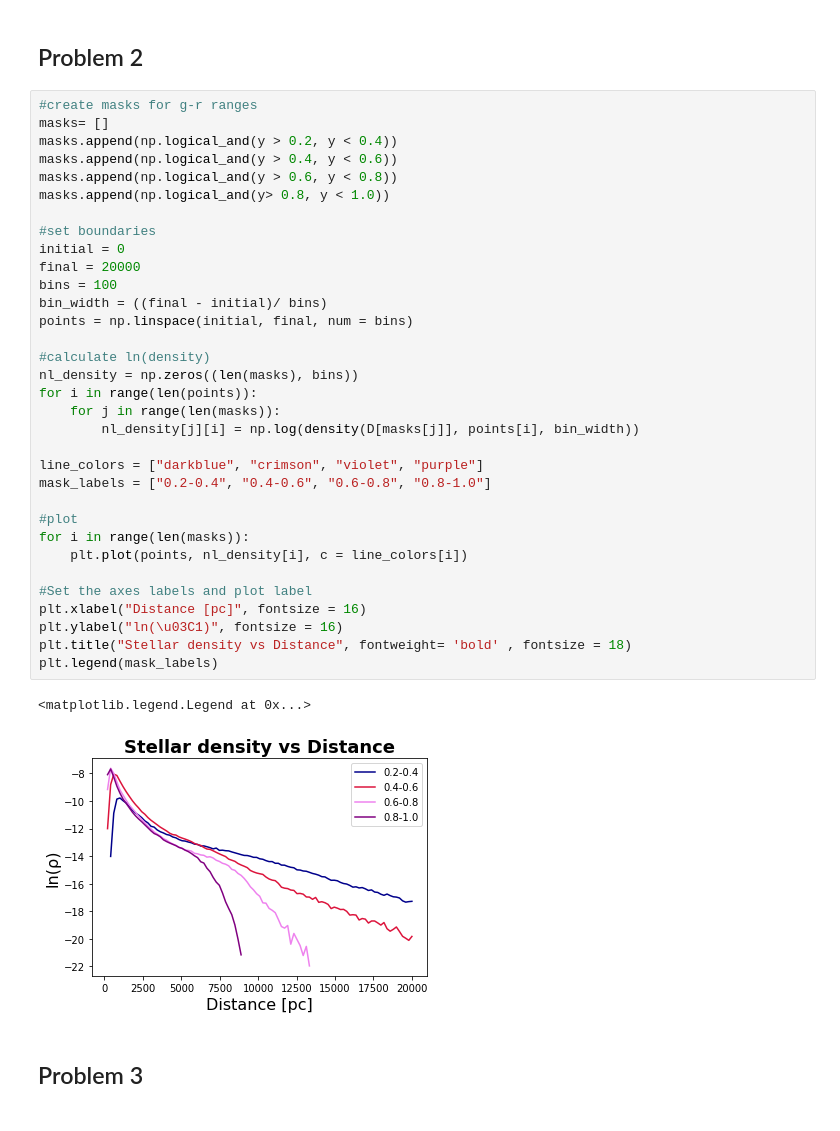
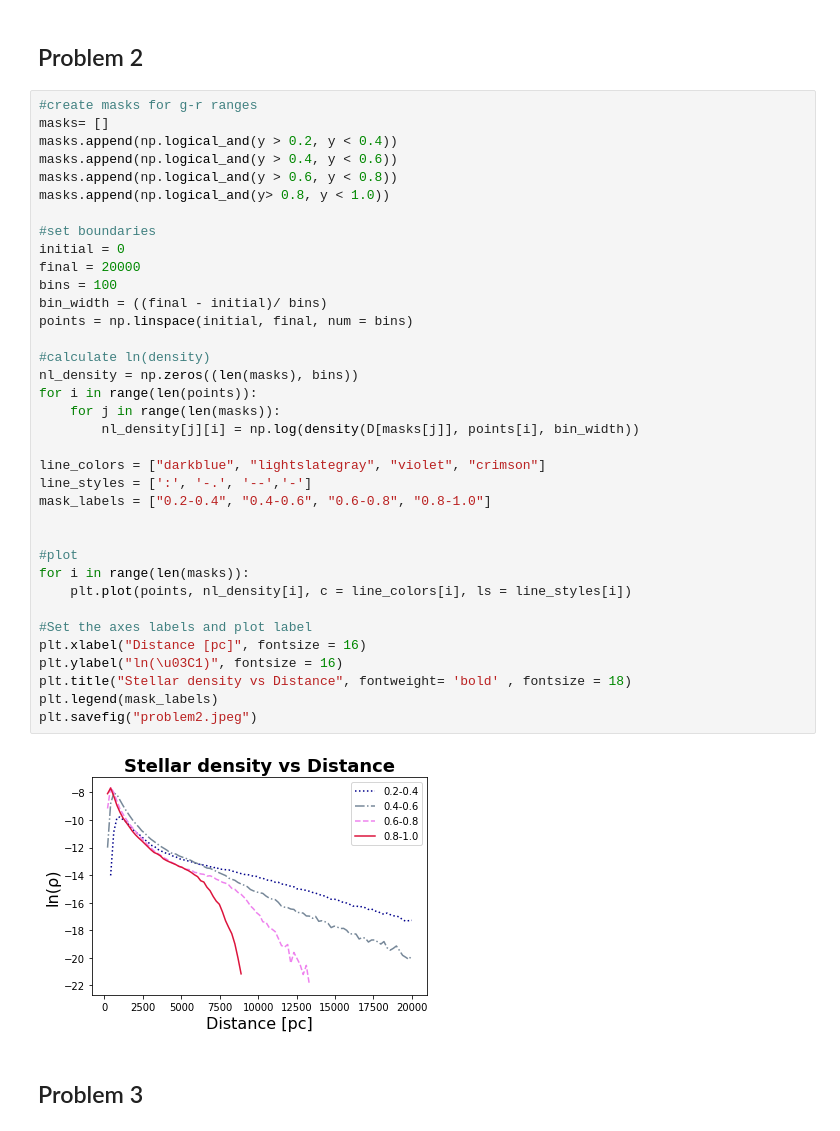
Before and after one commit to EmilyTipton/Intro-to-Research-3190, a Jupyter notebook: Research/Research_Project_Emily_Michael/Research_Notebook_Emily_Michael.ipynb, the cells around one changed output. Saved outputs shown, nothing was run; the diff lists cells and outputs as text.

Commit message:
updated graphs

```diff
--- a/Research/Research_Project_Emily_Michael/Research_Notebook_Emily_Michael.ipynb
+++ b/Research/Research_Project_Emily_Michael/Research_Notebook_Emily_Michael.ipynb
@@ -178,37 +175,39 @@ Text(0.5, 1.0, 'Stellar Density vs Distance')
 masks= []
 masks.append(np.logical_and(y > 0.2, y < 0.4))
 masks.append(np.logical_and(y > 0.4, y < 0.6))
 masks.append(np.logical_and(y > 0.6, y < 0.8))
 masks.append(np.logical_and(y> 0.8, y < 1.0))
 
 #set boundaries
 initial = 0
 final = 20000
 bins = 100
 bin_width = ((final - initial)/ bins)
 points = np.linspace(initial, final, num = bins)
 
 #calculate ln(density)
 nl_density = np.zeros((len(masks), bins))
 for i in range(len(points)):
     for j in range(len(masks)):
         nl_density[j][i] = np.log(density(D[masks[j]], points[i], bin_width))
 
-line_colors = ["darkblue", "crimson", "violet", "purple"]
+line_colors = ["darkblue", "lightslategray", "violet", "crimson"]
+line_styles = [':', '-.', '--','-']
 mask_labels = ["0.2-0.4", "0.4-0.6", "0.6-0.8", "0.8-1.0"]
+
 
 #plot
 for i in range(len(masks)):
-    plt.plot(points, nl_density[i], c = line_colors[i])
+    plt.plot(points, nl_density[i], c = line_colors[i], ls = line_styles[i])
 
 #Set the axes labels and plot label
 plt.xlabel("Distance [pc]", fontsize = 16)
 plt.ylabel("ln(\u03C1)", fontsize = 16)
 plt.title("Stellar density vs Distance", fontweight= 'bold' , fontsize = 18)
 plt.legend(mask_labels)
+plt.savefig("problem2.jpeg")
 # %% [output]
-<matplotlib.legend.Legend at 0x...>
-[figure, old version]
+[figure, new version]
 # %% [markdown]
 ## Problem 3
 # %%
```
Also changed, not shown: parts of 4 cells of this notebook, 4 other files.
